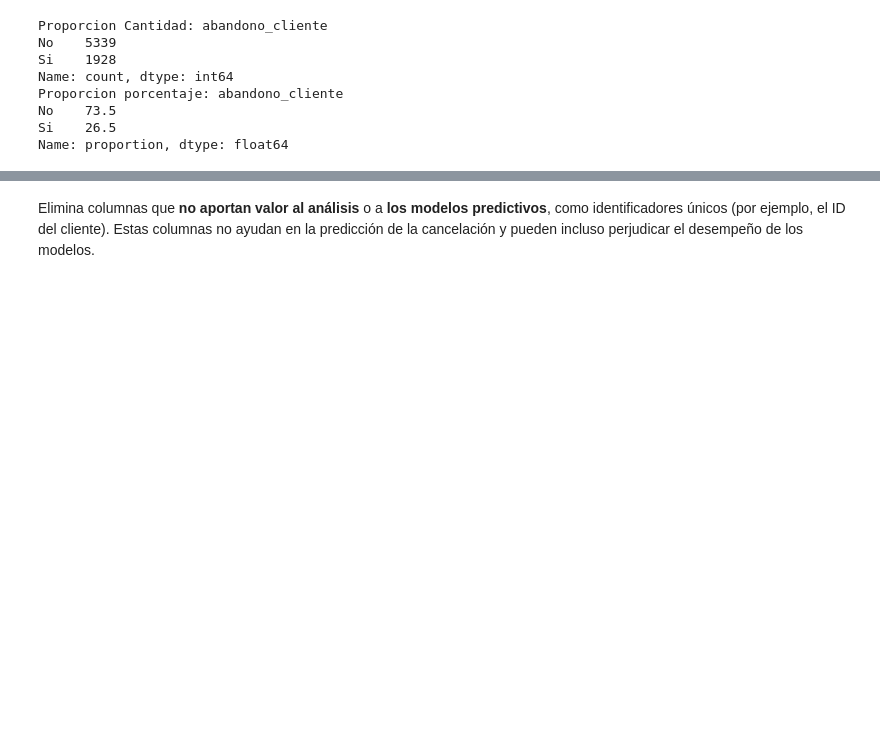
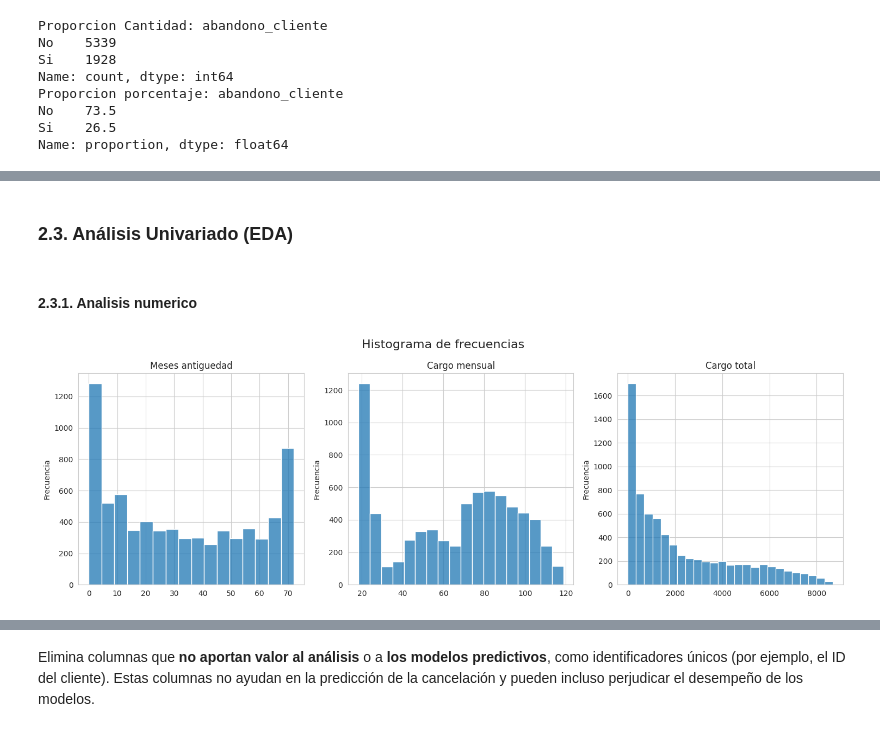
Before and after one commit to MigXDev/CS_Datos_I_DESAFIO_3, a Jupyter notebook: TelecomX_LATAM_2.ipynb, the cells around one changed output, grey strips where cells are left out. Cells and saved outputs as stored; diff of their text form; code cells hidden in the pictures; blank space fills up the shorter version.

```diff
--- a/TelecomX_LATAM_2.ipynb
+++ b/TelecomX_LATAM_2.ipynb
@@ -142,0 +172,24 @@ Name: proportion, dtype: float64
+# %% [markdown]
+### **2.3. Análisis Univariado (EDA)**
+# %% [markdown]
+#### **2.3.1. Analisis numerico**
+# %%
+# Histograma de frecuencias utilizando las categorias numericas 'meses_antiguedad', 'Cargo.mensual', "Cargo.total"
+sns.set_style("whitegrid")
+fig, ax = plt.subplots(1, 3, figsize=(15, 5))
+fig.suptitle("Histograma de frecuencias", fontsize=16)
+sns.histplot(data=Df_base, x="meses_antiguedad", ax=ax[0])
+sns.histplot(data=Df_base, x="cargo.mensual", ax=ax[1])
+sns.histplot(data=Df_base, x="cargo.total", ax=ax[2])
+ax[0].set_title("Meses antiguedad")
+ax[1].set_title("Cargo mensual")
+ax[2].set_title("Cargo total")
+
+for i in range(3):
+    ax[i].set_ylabel("Frecuencia")
+    ax[i].set_xlabel("")
+
+plt.tight_layout()
+plt.show()
+# %% [output]
+[figure, added]
```
Also changed, not shown: parts of 26 cells of this notebook.
